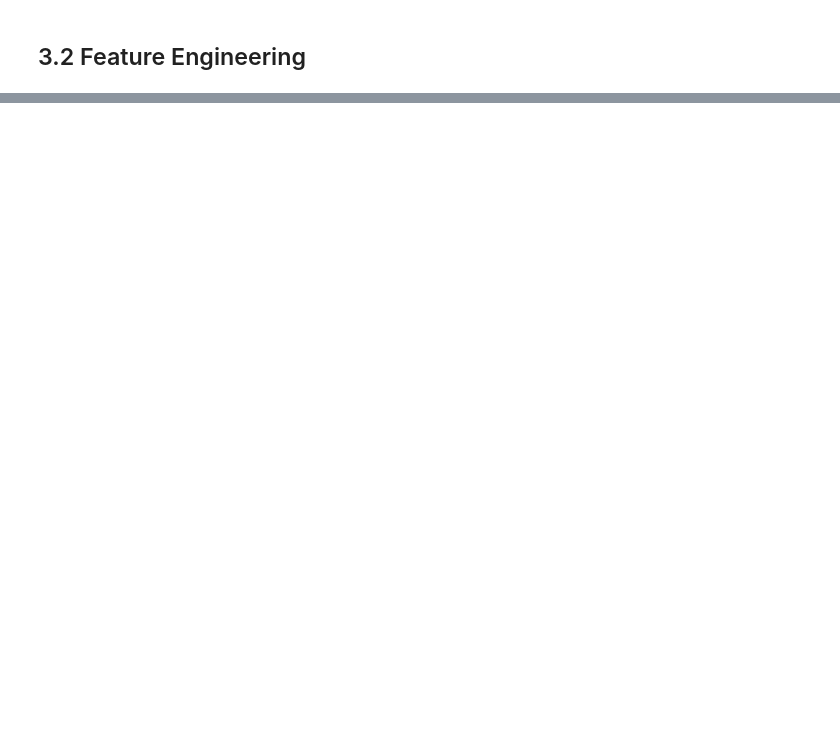
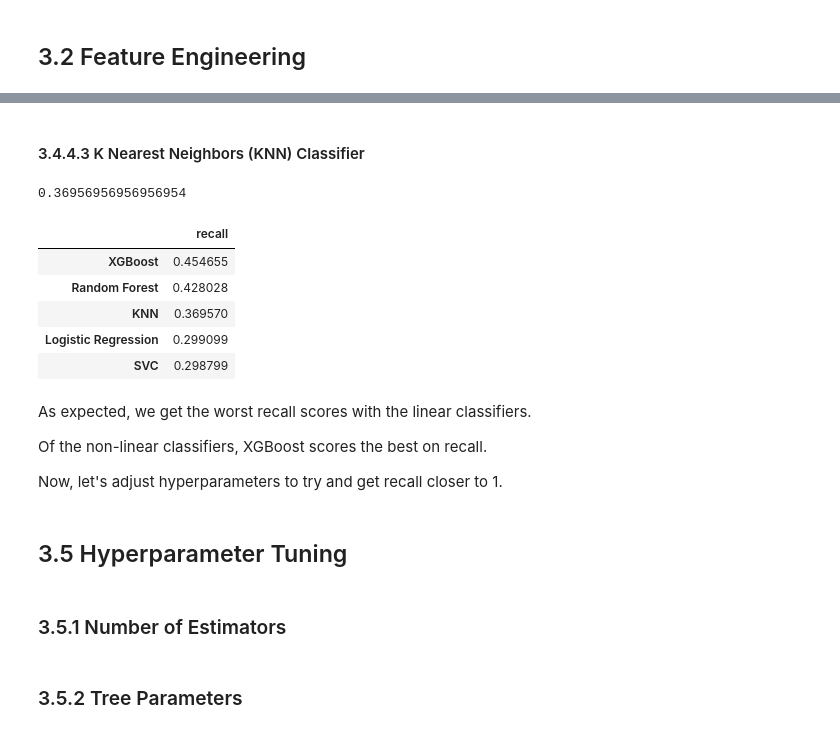
Before and after one commit to bmensah/springboard, a Jupyter notebook: capstone2/churn_analysis/capstone2_notebooks/Capstone2_Pre-processing.ipynb, the cells around one changed output, grey strips where cells are left out. Drawn from its saved outputs; the diff is of its cells as text; code cells hidden in the pictures; blank space fills up the shorter version.

Commit message:
predict and choose best classification model based on recall

```diff
--- a/capstone2/churn_analysis/capstone2_notebooks/Capstone2_Pre-processing.ipynb
+++ b/capstone2/churn_analysis/capstone2_notebooks/Capstone2_Pre-processing.ipynb
@@ -108,0 +219,10 @@ data["is_new_user"] = new_users
+# %%
+warnings.filterwarnings("ignore")
+
+# Pipeline to apply a support vector classifier: svc_cls
+svc_cls = Pipeline(steps=[("transformer", transformer), ("classifier", LinearSVC(max_iter=2000))])
+svc_cls.fit(X_train, y_train)
+svc_pred = svc_cls.predict(X_test)
+recall = recall_score(y_test, svc_pred)
+recall_scores["SVC"] = recall
+recall
@@ -108,0 +233,8 @@ data["is_new_user"] = new_users
+# %%
+# Pipeline to apply a random forest classifier: rf_cls
+rf_cls = Pipeline(steps=[("transformer", transformer), ("classifier", RandomForestClassifier())])
+rf_cls.fit(X_train, y_train)
+rf_pred = rf_cls.predict(X_test)
+recall = recall_score(y_test, rf_pred)
+recall_scores["Random Forest"] = recall
+recall
@@ -108,0 +245,10 @@ data["is_new_user"] = new_users
+# %%
+warnings.filterwarnings("ignore")
+
+# Pipeline to apply an XG Boost classifier: xg_cls
+xg_cls = Pipeline(steps=[("transformer", transformer), ("classifier", XGBClassifier(use_label_encoder=False))])
+xg_cls.fit(X_train, y_train)
+xg_pred = xg_cls.predict(X_test)
+recall = recall_score(y_test, xg_pred)
+recall_scores["XGBoost"] = recall
+recall
@@ -108,0 +258,31 @@ data["is_new_user"] = new_users
+# %% [markdown]
+#### 3.4.4.3 K Nearest Neighbors (KNN) Classifier <a id="KNN_Classifier"></a>
+# %%
+# Pipeline to apply an KNN classifier: knn_cls
+knn_cls = Pipeline(steps=[("transformer", transformer), ("classifier", KNeighborsClassifier())])
+knn_cls.fit(X_train, y_train)
+knn_pred = knn_cls.predict(X_test)
+recall = recall_score(y_test, knn_pred)
+recall_scores["KNN"] = recall
+recall
+# %% [output]
+0.36956956956956954
+# %%
+pd.DataFrame.from_dict(recall_scores, orient="index", columns=["recall"]).sort_values(by="recall", ascending=False)
+# %% [output]
+|  | recall |
+| XGBoost | 0.454655 |
+| Random Forest | 0.428028 |
+| KNN | 0.369570 |
+| Logistic Regression | 0.299099 |
+| SVC | 0.298799 |
+# %% [markdown]
+As expected, we get the worst recall scores with the linear classifiers.
+
+Of the non-linear classifiers, XGBoost scores the best on recall.
+
+Now, let's adjust hyperparameters to try and get recall closer to 1.
+# %% [markdown]
+## 3.5 Hyperparameter Tuning<a id="Hyperparameter_Tuning"></a>
+# %% [markdown]
+### 3.5.1 Number of Estimators<a id="N_Estimators"></a>
@@ -108,0 +297,2 @@ data["is_new_user"] = new_users
+# %% [markdown]
+### 3.5.2 Tree Parameters<a id="Tree_Parameters"></a>
```
Also changed, not shown: parts of 46 cells of this notebook.
